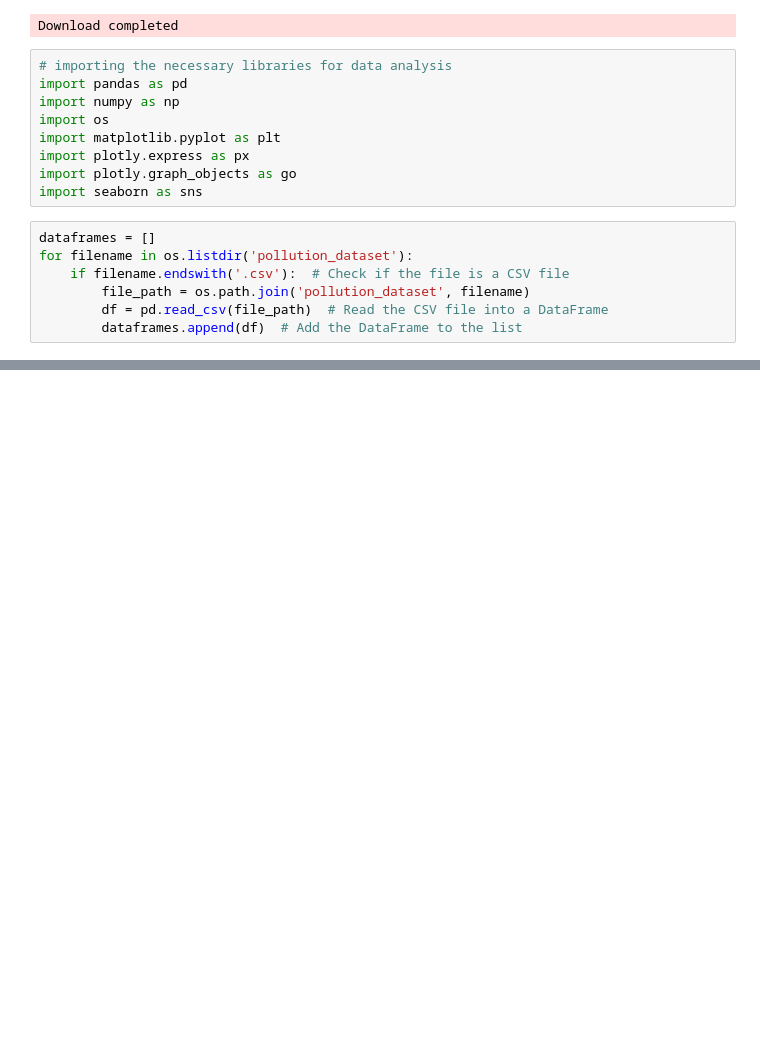
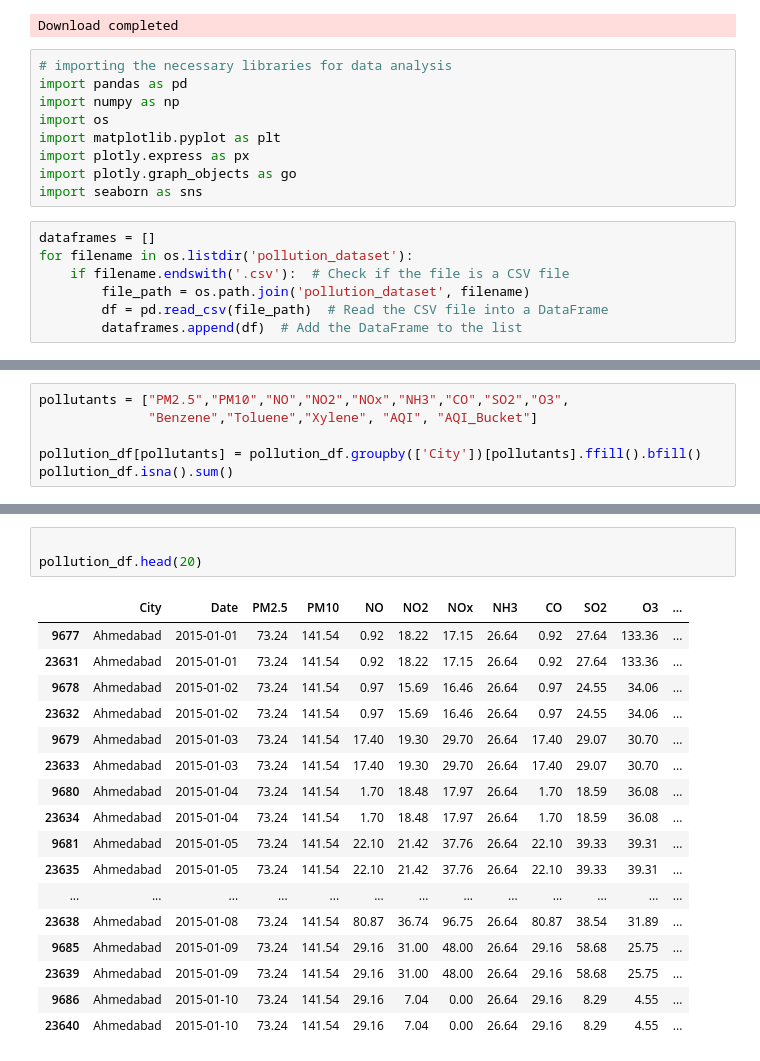
Before and after one commit to Medynal/Pollution, a Jupyter notebook: pollution.ipynb, the cells around one changed output, grey strips where cells are left out. Drawn from its saved outputs; the diff is of its cells as text; blank space fills up the shorter version.

```diff
--- a/pollution.ipynb
+++ b/pollution.ipynb
@@ -91,0 +187,6 @@ pollution
+# %%
+pollutants = ["PM2.5","PM10","NO","NO2","NOx","NH3","CO","SO2","O3",
+              "Benzene","Toluene","Xylene", "AQI", "AQI_Bucket"]
+
+pollution_df[pollutants] = pollution_df.groupby(['City'])[pollutants].ffill().bfill()
+pollution_df.isna().sum()
@@ -91,0 +212,21 @@ pollution
+# %%
+
+pollution_df.head(20)
+# %% [output]
+|  | City | Date | PM2.5 | PM10 | NO | NO2 | NOx | NH3 | CO | SO2 | O3 | ... |
+| 9677 | Ahmedabad | 2015-01-01 | 73.24 | 141.54 | 0.92 | 18.22 | 17.15 | 26.64 | 0.92 | 27.64 | 133.36 | ... |
+| 23631 | Ahmedabad | 2015-01-01 | 73.24 | 141.54 | 0.92 | 18.22 | 17.15 | 26.64 | 0.92 | 27.64 | 133.36 | ... |
+| 9678 | Ahmedabad | 2015-01-02 | 73.24 | 141.54 | 0.97 | 15.69 | 16.46 | 26.64 | 0.97 | 24.55 | 34.06 | ... |
+| 23632 | Ahmedabad | 2015-01-02 | 73.24 | 141.54 | 0.97 | 15.69 | 16.46 | 26.64 | 0.97 | 24.55 | 34.06 | ... |
+| 9679 | Ahmedabad | 2015-01-03 | 73.24 | 141.54 | 17.40 | 19.30 | 29.70 | 26.64 | 17.40 | 29.07 | 30.70 | ... |
+| 23633 | Ahmedabad | 2015-01-03 | 73.24 | 141.54 | 17.40 | 19.30 | 29.70 | 26.64 | 17.40 | 29.07 | 30.70 | ... |
+| 9680 | Ahmedabad | 2015-01-04 | 73.24 | 141.54 | 1.70 | 18.48 | 17.97 | 26.64 | 1.70 | 18.59 | 36.08 | ... |
+| 23634 | Ahmedabad | 2015-01-04 | 73.24 | 141.54 | 1.70 | 18.48 | 17.97 | 26.64 | 1.70 | 18.59 | 36.08 | ... |
+| 9681 | Ahmedabad | 2015-01-05 | 73.24 | 141.54 | 22.10 | 21.42 | 37.76 | 26.64 | 22.10 | 39.33 | 39.31 | ... |
+| 23635 | Ahmedabad | 2015-01-05 | 73.24 | 141.54 | 22.10 | 21.42 | 37.76 | 26.64 | 22.10 | 39.33 | 39.31 | ... |
+| ... | ... | ... | ... | ... | ... | ... | ... | ... | ... | ... | ... | ... |
+| 23638 | Ahmedabad | 2015-01-08 | 73.24 | 141.54 | 80.87 | 36.74 | 96.75 | 26.64 | 80.87 | 38.54 | 31.89 | ... |
+| 9685 | Ahmedabad | 2015-01-09 | 73.24 | 141.54 | 29.16 | 31.00 | 48.00 | 26.64 | 29.16 | 58.68 | 25.75 | ... |
+| 23639 | Ahmedabad | 2015-01-09 | 73.24 | 141.54 | 29.16 | 31.00 | 48.00 | 26.64 | 29.16 | 58.68 | 25.75 | ... |
+| 9686 | Ahmedabad | 2015-01-10 | 73.24 | 141.54 | 29.16 | 7.04 | 0.00 | 26.64 | 29.16 | 8.29 | 4.55 | ... |
+| 23640 | Ahmedabad | 2015-01-10 | 73.24 | 141.54 | 29.16 | 7.04 | 0.00 | 26.64 | 29.16 | 8.29 | 4.55 | ... |
```
Also changed, not shown: parts of 8 cells of this notebook.
